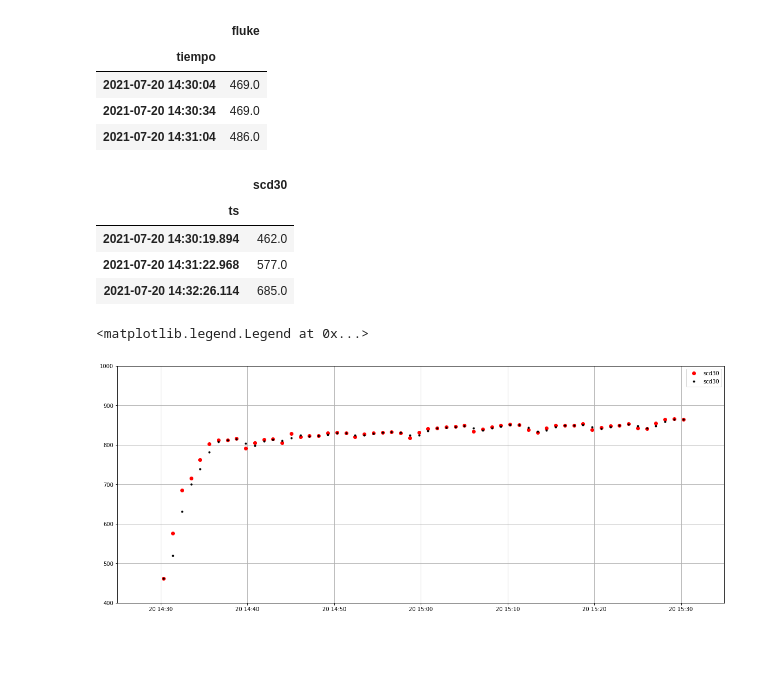
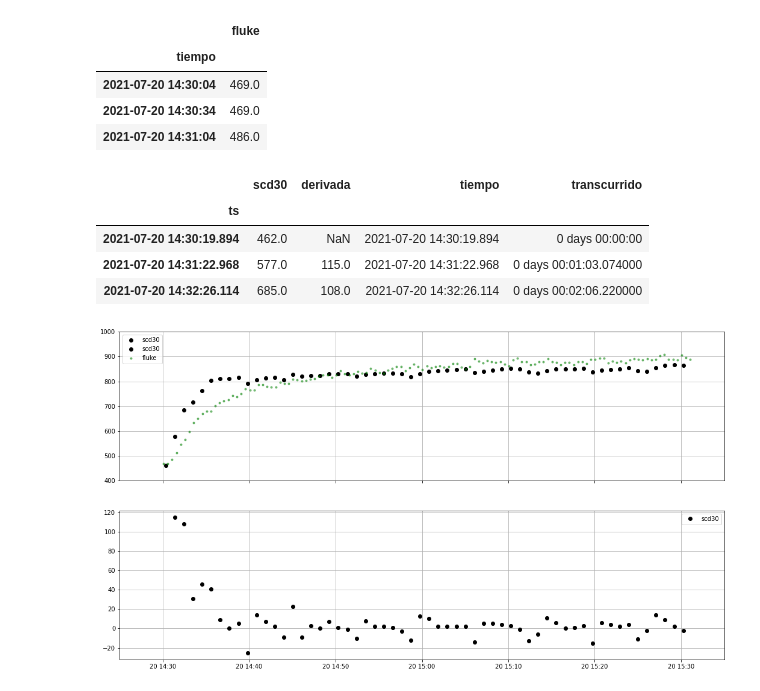
Before and after one commit to lata-mas/Monitor_co2_pistas_educativas, a Jupyter notebook: sensores_vco2/notebooks/scd30.ipynb, the cells around one changed output. Saved outputs shown, nothing was run; the diff lists cells and outputs as text; code cells hidden in the pictures; blank space fills up the shorter version.

```diff
--- a/sensores_vco2/notebooks/scd30.ipynb
+++ b/sensores_vco2/notebooks/scd30.ipynb
@@ -29,28 +29,34 @@ fluke.head(3)
 tb = pd.read_csv("../../data/sensores_20-07-2021.csv",index_col=0,parse_dates=True)
 nombre = "scd30"
 sensor = variable(tb,nombre)
+sensor['derivada'] = sensor.diff().rolling("60S").mean()
+sensor["tiempo"]       = sensor.index
+sensor["transcurrido"] = sensor.tiempo - sensor.tiempo.iloc[0]
+# del sensor["tiempo"]
 sensor.head(3)
 # %% [output]
-|  | scd30 |
-| ts |  |
-| 2021-07-20 14:30:19.894 | 462.0 |
-| 2021-07-20 14:31:22.968 | 577.0 |
-| 2021-07-20 14:32:26.114 | 685.0 |
+|  | scd30 | derivada | tiempo | transcurrido |
+| ts |  |  |  |  |
+| 2021-07-20 14:30:19.894 | 462.0 | NaN | 2021-07-20 14:30:19.894 | 0 days 00:00:00 |
+| 2021-07-20 14:31:22.968 | 577.0 | 115.0 | 2021-07-20 14:31:22.968 | 0 days 00:01:03.074000 |
+| 2021-07-20 14:32:26.114 | 685.0 | 108.0 | 2021-07-20 14:32:26.114 | 0 days 00:02:06.220000 |
 # %%
-fig, ax = plt.subplots(figsize=(20,8))
+figuras = 2
+fig, ax = plt.subplots(figuras,figsize=(18,10),sharex=True)
 
 fecha1 = parse("2021-07-20 14:25")
 fecha2 = fecha1 + pd.Timedelta("70min")
 
-ax.set_xlim(fecha1,fecha2)
-ax.set_ylim(400,1000)
+ax[0].set_xlim(fecha1,fecha2)
+ax[0].set_ylim(400,1000)
 
-# ax.plot(fluke,"k-o",label="fluke")
-ax.plot(sensor,"ro",label=nombre)
-ax.plot(sensor.rolling("120S").mean(),"k.",label=nombre)
+ax[0].plot(sensor.rolling("1S").mean(),"ko",label=nombre)
+ax[0].plot(fluke.rolling("1S").mean(),"g.",label="fluke",alpha=0.5)
 
-ax.grid()
-ax.legend()
+ax[1].plot(sensor.derivada,"ko",label=nombre)
+
+for figura in range(figuras):
+    ax[figura].grid()
+    ax[figura].legend()
 # %% [output]
-<matplotlib.legend.Legend at 0x...>
-[figure, old version]
+[figure, new version]
```
Also changed, not shown: parts of 8 cells of this notebook, 1 other file.
